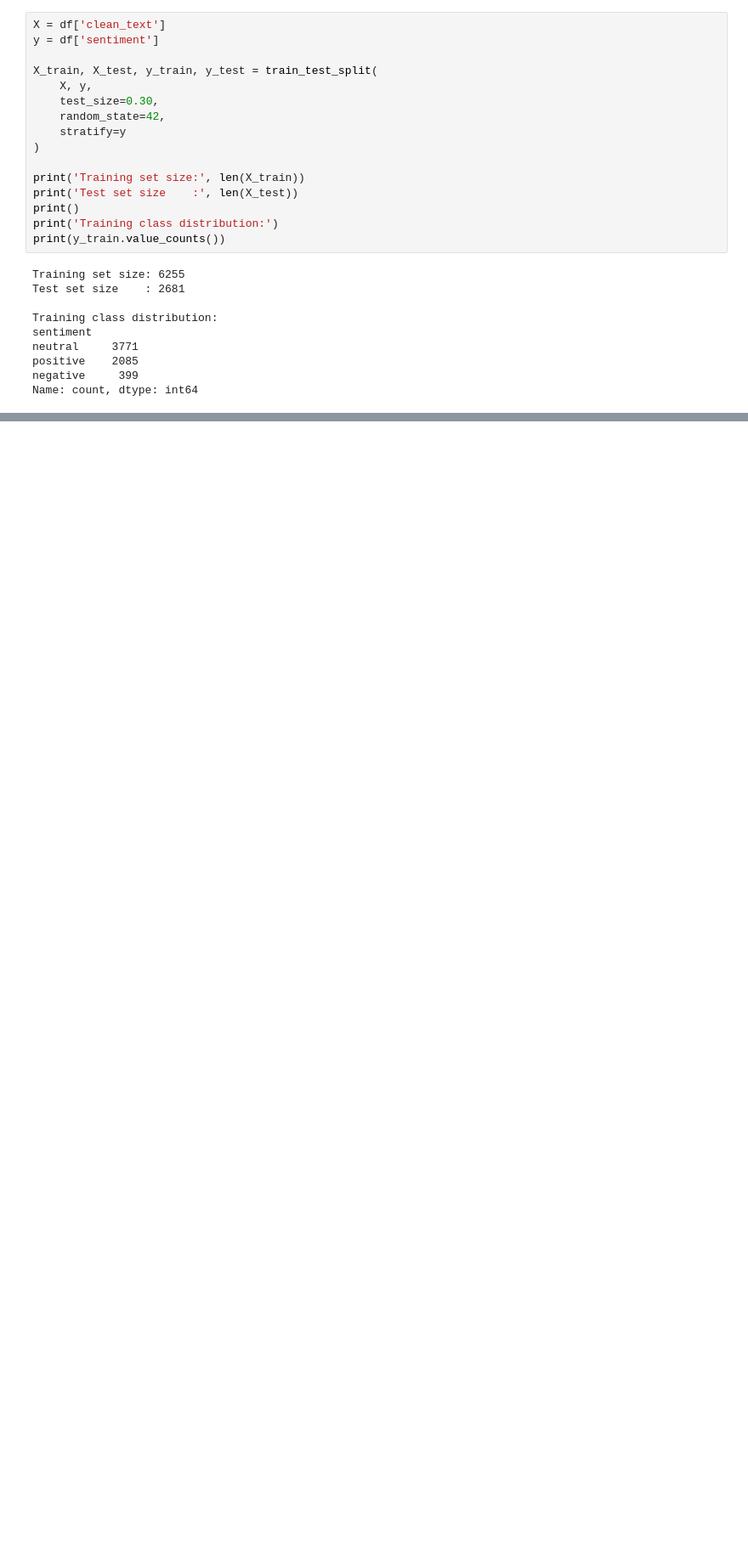
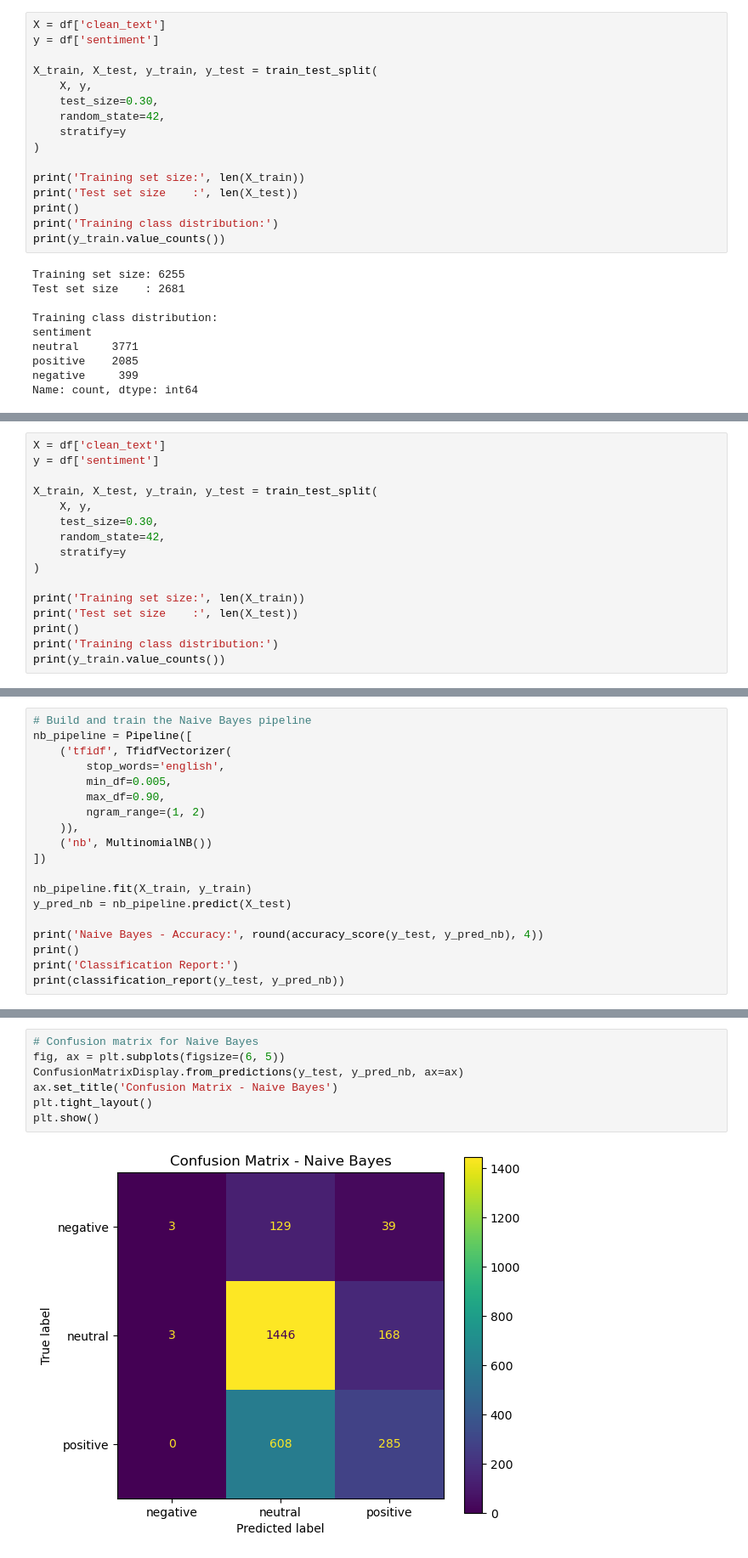
Before and after one commit to mkxangie/Tweet-Sentiment-Analysis, a Jupyter notebook: tweet-sentiment-analysis-project.ipynb, the cells around one changed output, grey strips where cells are left out. Shown at 85% size. Saved outputs shown, nothing was run; the diff lists cells and outputs as text; blank space fills up the shorter version.

```diff
--- a/tweet-sentiment-analysis-project.ipynb
+++ b/tweet-sentiment-analysis-project.ipynb
@@ -365,0 +385,16 @@ Name: count, dtype: int64
+# %%
+X = df['clean_text']
+y = df['sentiment']
+
+X_train, X_test, y_train, y_test = train_test_split(
+    X, y,
+    test_size=0.30,
+    random_state=42,
+    stratify=y
+)
+
+print('Training set size:', len(X_train))
+print('Test set size    :', len(X_test))
+print()
+print('Training class distribution:')
+print(y_train.value_counts())
@@ -365,0 +413,19 @@ Name: count, dtype: int64
+# %%
+# Build and train the Naive Bayes pipeline
+nb_pipeline = Pipeline([
+    ('tfidf', TfidfVectorizer(
+        stop_words='english',
+        min_df=0.005,
+        max_df=0.90,
+        ngram_range=(1, 2)
+    )),
+    ('nb', MultinomialNB())
+])
+
+nb_pipeline.fit(X_train, y_train)
+y_pred_nb = nb_pipeline.predict(X_test)
+
+print('Naive Bayes - Accuracy:', round(accuracy_score(y_test, y_pred_nb), 4))
+print()
+print('Classification Report:')
+print(classification_report(y_test, y_pred_nb))
@@ -365,0 +445,9 @@ Name: count, dtype: int64
+# %%
+# Confusion matrix for Naive Bayes
+fig, ax = plt.subplots(figsize=(6, 5))
+ConfusionMatrixDisplay.from_predictions(y_test, y_pred_nb, ax=ax)
+ax.set_title('Confusion Matrix - Naive Bayes')
+plt.tight_layout()
+plt.show()
+# %% [output]
+[figure, added]
```
Also changed, not shown: parts of 13 cells of this notebook.
